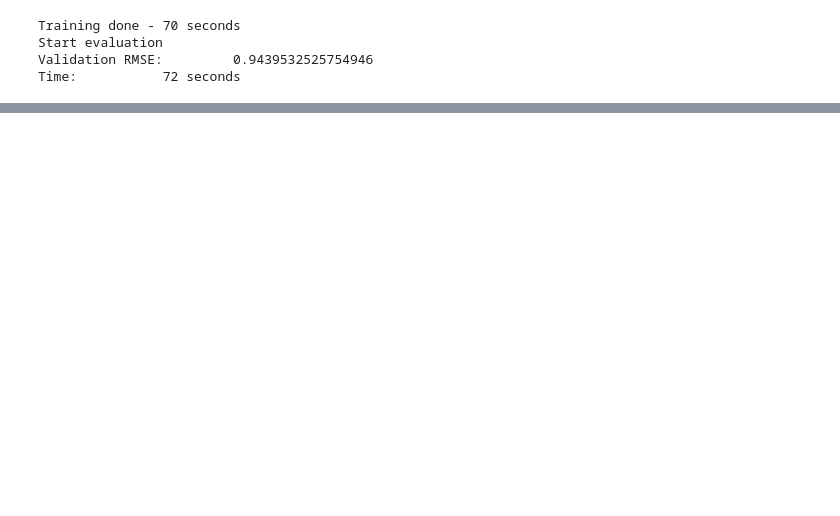
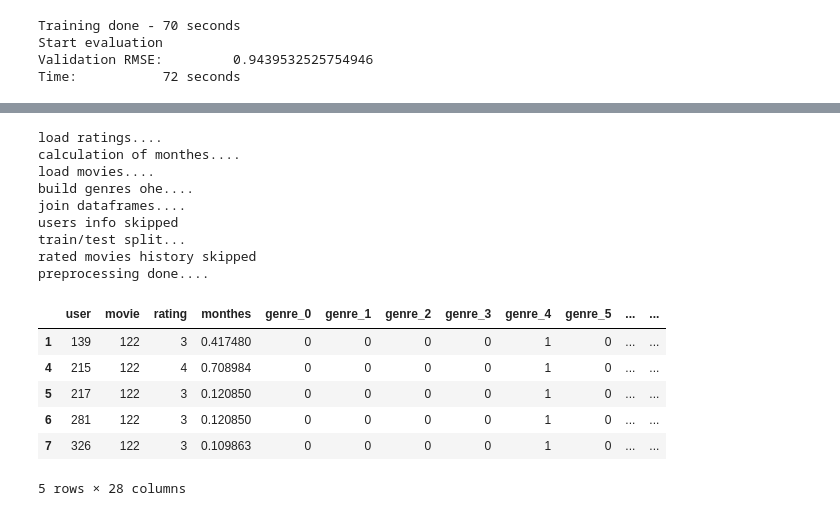
Before and after one commit to adelkhafizova/veryownFM, a Jupyter notebook: benchmarks/MovieLens.ipynb, the cells around one changed output, grey strips where cells are left out. Drawn from its saved outputs; the diff is of its cells as text; code cells hidden in the pictures; blank space fills up the shorter version.

```diff
--- a/benchmarks/MovieLens.ipynb
+++ b/benchmarks/MovieLens.ipynb
@@ -52,7 +52,8 @@ def build_movielens(folder, test_size, with_genres=True, with_users_info=True, w
     if with_genres and 'movies.dat' in os.listdir(folder):
         print('load movies....')
         movies = pd.read_csv(folder + 'movies.dat', sep='::', engine='python',
-                             names=['movie', 'title', 'genres'], usecols=['movie', 'genres'], header=None, dtype=dtypes)
+                             names=['movie', 'title', 'genres'],
+                             usecols=['movie', 'genres'], header=None, dtype=dtypes)
 
         print('build genres ohe....')
         sparse_genres = CountVectorizer().fit_transform(movies.genres.map(lambda x: x.replace('|', ' ')))
@@ -69,7 +70,9 @@ def build_movielens(folder, test_size, with_genres=True, with_users_info=True, w
 
     if with_users_info and 'users.dat' in os.listdir(folder):
         print('load users info....')
-        users = pd.read_csv(folder + 'users.dat', sep='::', header=None, names=['user', 'gender', 'age', 'occupation', 'zip'], engine='python')
+        users = pd.read_csv(folder + 'users.dat', sep='::',
+                            header=None, names=['user', 'gender', 'age', 'occupation', 'zip'],
+                            engine='python')
         users.age    = (users.age / users.age.max()).astype('float16')
         users.gender = users.gender.apply(lambda x: 1 if x=='M' else 0).astype('int8')
         users.occupation = users.occupation.astype('int8')
@@ -648,5 +1010,24 @@ print('Time:\t\t{} seconds'.format(int(time.time() - t_start)))
 # %%
 folder = 'SourceData/ml-10M100K/'
 test_size = 0.25
-train, test = build_movielens(folder, test_size)
+train, test = build_movielens(
+    folder, test_size, with_genres=True,
+    with_users_info=False, with_rated_movies=False)
 train.head()
+# %% [output]
+load ratings....
+calculation of monthes....
+load movies....
+build genres ohe....
+join dataframes....
+users info skipped
+train/test split...
+rated movies history skipped
+preprocessing done....
+|  | user | movie | rating | monthes | genre_0 | genre_1 | genre_2 | genre_3 | genre_4 | genre_5 | ... | ... |
+| 1 | 139 | 122 | 3 | 0.417480 | 0 | 0 | 0 | 0 | 1 | 0 | ... | ... |
+| 4 | 215 | 122 | 4 | 0.708984 | 0 | 0 | 0 | 0 | 1 | 0 | ... | ... |
+| 5 | 217 | 122 | 3 | 0.120850 | 0 | 0 | 0 | 0 | 1 | 0 | ... | ... |
+| 6 | 281 | 122 | 3 | 0.120850 | 0 | 0 | 0 | 0 | 1 | 0 | ... | ... |
+| 7 | 326 | 122 | 3 | 0.109863 | 0 | 0 | 0 | 0 | 1 | 0 | ... | ... |
+5 rows × 28 columns
```
Also changed, not shown: parts of 30 cells of this notebook.
